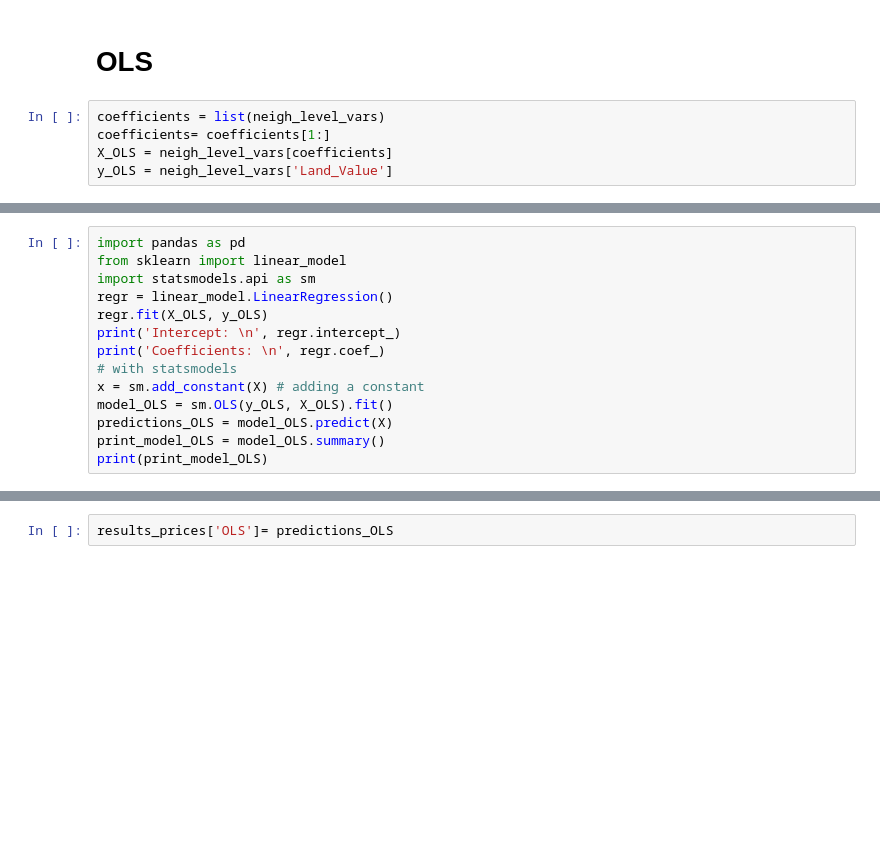
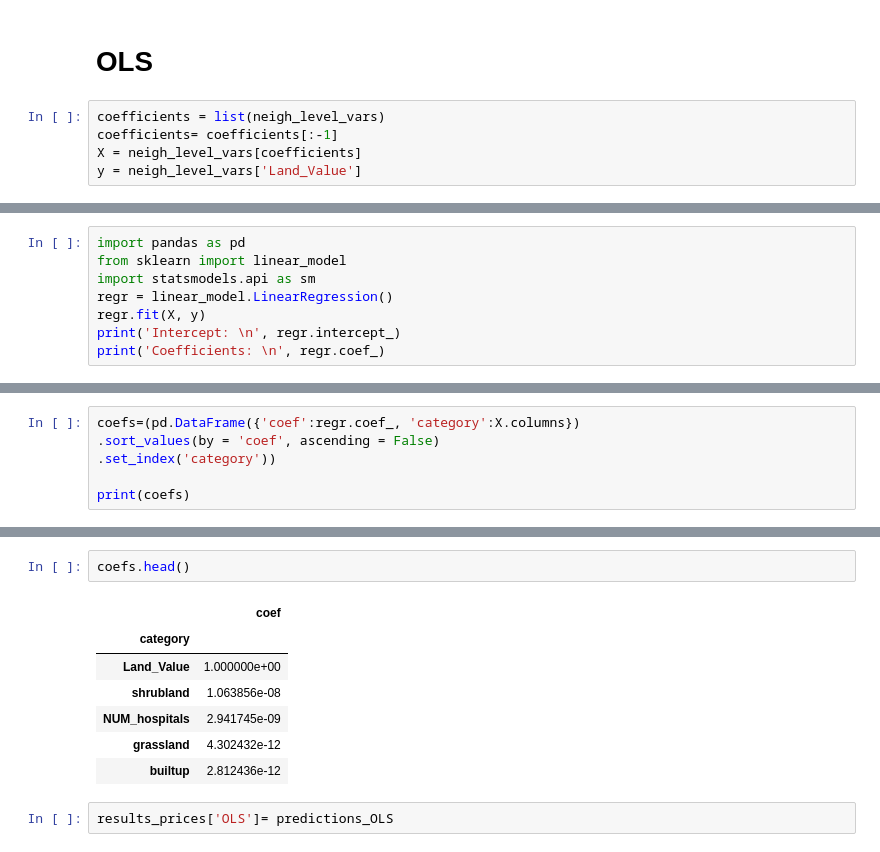
Before and after one commit to Albert-Econ/vier_gewinnt, a Jupyter notebook: scripts.ipynb, the cells around one changed output, grey strips where cells are left out. Cells and saved outputs as stored; diff of their text form; blank space fills up the shorter version.

Commit message:
coefs for streamlit

```diff
--- a/scripts.ipynb
+++ b/scripts.ipynb
@@ -324,6 +324,6 @@ results_prices_test
 # OLS
 # %%
 coefficients = list(neigh_level_vars)
-coefficients= coefficients[1:]
-X_OLS = neigh_level_vars[coefficients]
-y_OLS = neigh_level_vars['Land_Value']
+coefficients= coefficients[:-1]
+X = neigh_level_vars[coefficients]
+y = neigh_level_vars['Land_Value']
@@ -341,14 +344,8 @@ import pandas as pd
 from sklearn import linear_model
 import statsmodels.api as sm
 regr = linear_model.LinearRegression()
-regr.fit(X_OLS, y_OLS)
+regr.fit(X, y)
 print('Intercept: \n', regr.intercept_)
 print('Coefficients: \n', regr.coef_)
-# with statsmodels
-x = sm.add_constant(X) # adding a constant
-model_OLS = sm.OLS(y_OLS, X_OLS).fit()
-predictions_OLS = model_OLS.predict(X)
-print_model_OLS = model_OLS.summary()
-print(print_model_OLS)
 # %% [output]
 Intercept:
@@ -370,0 +362,6 @@ strong multicollinearity or other numerical problems.
+# %%
+coefs=(pd.DataFrame({'coef':regr.coef_, 'category':X.columns})
+.sort_values(by = 'coef', ascending = False)
+.set_index('category'))
+
+print(coefs)
@@ -371,3 +386,13 @@ strong multicollinearity or other numerical problems.
+# %%
+coefs.head()
+# %% [output]
+|  | coef |
+| category |  |
+| Land_Value | 1.000000e+00 |
+| shrubland | 1.063856e-08 |
+| NUM_hospitals | 2.941745e-09 |
+| grassland | 4.302432e-12 |
+| builtup | 2.812436e-12 |
 # %%
 results_prices['OLS']= predictions_OLS
 # %%
```
Also changed, not shown: parts of 16 cells of this notebook, 1 other file.
